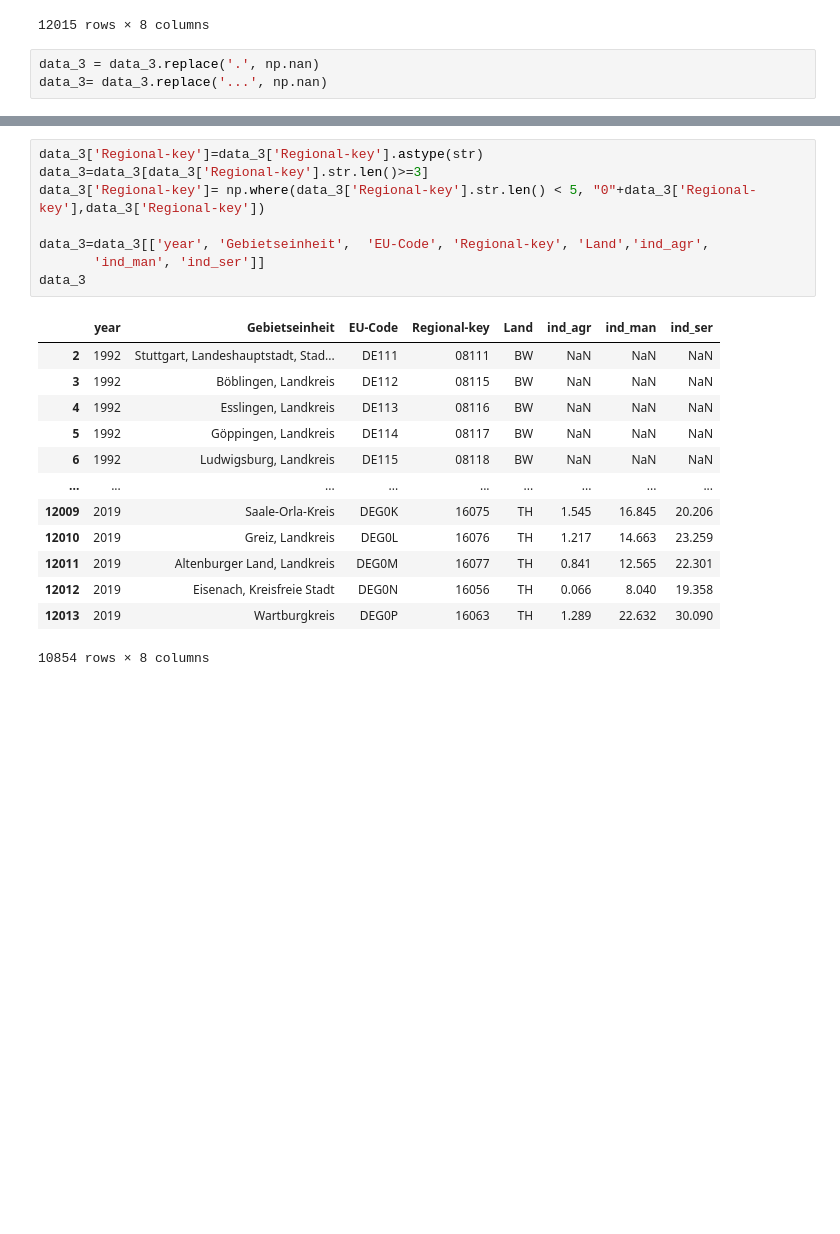
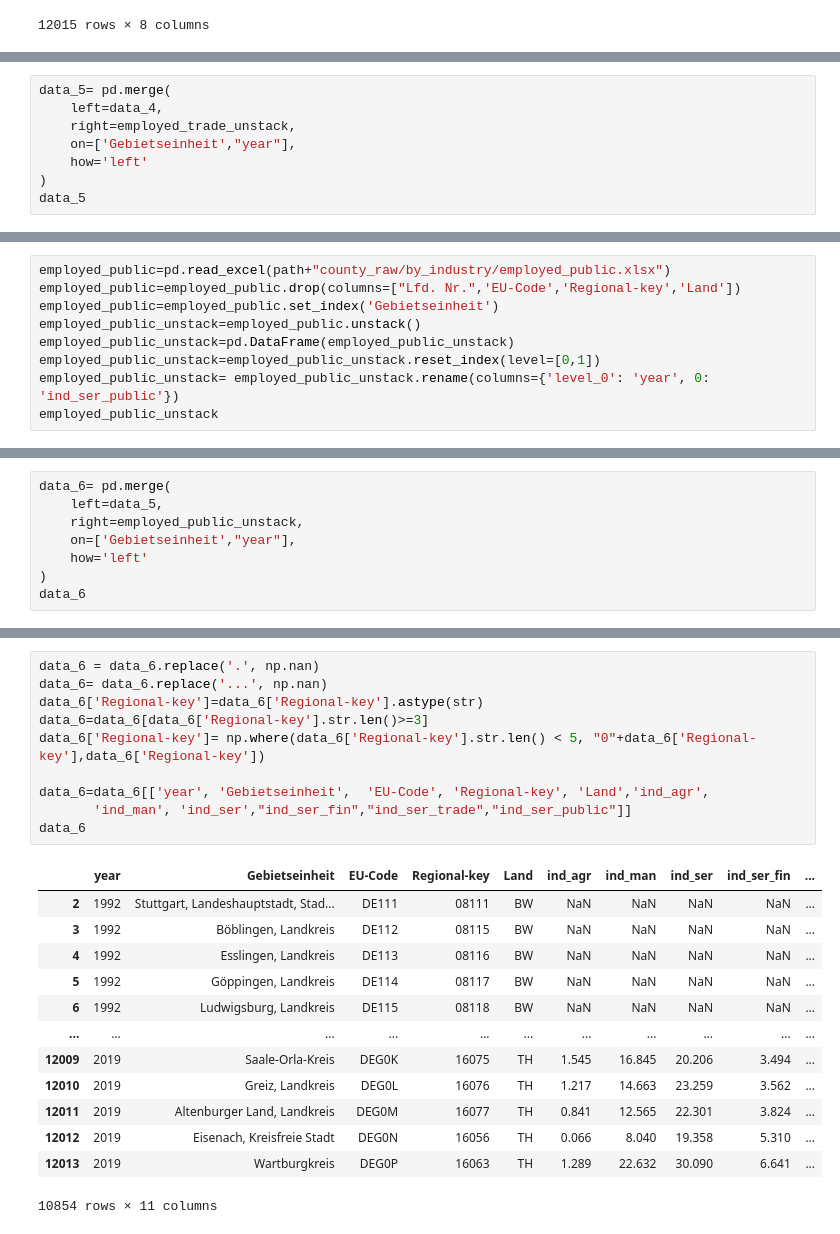
Before and after one commit to effieHAN/research_module, a Jupyter notebook: code/county/employee_by_industry_county.ipynb, the cells around one changed output, grey strips where cells are left out. Saved outputs shown, nothing was run; the diff lists cells and outputs as text; blank space fills up the shorter version.

Commit message:
industry_data_cleaning

```diff
--- a/code/county/employee_by_industry_county.ipynb
+++ b/code/county/employee_by_industry_county.ipynb
@@ -182,6 +182,3 @@ data_3
 | 12013 | 2019 | Wartburgkreis | 1.289 | DEG0P | 16063 | TH | 22.632 | 30.09 |
 | 12014 | 2019 | Deutschland | 599 | DE | 17 | D | 10912 | 33758 |
 12015 rows × 8 columns
-# %%
-data_3 = data_3.replace('.', np.nan)
-data_3= data_3.replace('...', np.nan)
@@ -187,0 +257,8 @@ data_3= data_3.replace('...', np.nan)
+# %%
+data_5= pd.merge(
+    left=data_4,
+    right=employed_trade_unstack,
+    on=['Gebietseinheit',"year"],
+    how='left'
+)
+data_5
@@ -187,0 +279,9 @@ data_3= data_3.replace('...', np.nan)
+# %%
+employed_public=pd.read_excel(path+"county_raw/by_industry/employed_public.xlsx")
+employed_public=employed_public.drop(columns=["Lfd. Nr.",'EU-Code','Regional-key','Land'])
+employed_public=employed_public.set_index('Gebietseinheit')
+employed_public_unstack=employed_public.unstack()
+employed_public_unstack=pd.DataFrame(employed_public_unstack)
+employed_public_unstack=employed_public_unstack.reset_index(level=[0,1])
+employed_public_unstack= employed_public_unstack.rename(columns={'level_0': 'year', 0: 'ind_ser_public'})
+employed_public_unstack
@@ -187,0 +302,8 @@ data_3= data_3.replace('...', np.nan)
+# %%
+data_6= pd.merge(
+    left=data_5,
+    right=employed_public_unstack,
+    on=['Gebietseinheit',"year"],
+    how='left'
+)
+data_6
@@ -188,23 +324,25 @@ data_3= data_3.replace('...', np.nan)
 # %%
-data_3['Regional-key']=data_3['Regional-key'].astype(str)
-data_3=data_3[data_3['Regional-key'].str.len()>=3]
-data_3['Regional-key']= np.where(data_3['Regional-key'].str.len() < 5, "0"+data_3['Regional-key'],data_3['Regional-key'])
+data_6 = data_6.replace('.', np.nan)
+data_6= data_6.replace('...', np.nan)
+data_6['Regional-key']=data_6['Regional-key'].astype(str)
+data_6=data_6[data_6['Regional-key'].str.len()>=3]
+data_6['Regional-key']= np.where(data_6['Regional-key'].str.len() < 5, "0"+data_6['Regional-key'],data_6['Regional-key'])
 
-data_3=data_3[['year', 'Gebietseinheit',  'EU-Code', 'Regional-key', 'Land','ind_agr',
-       'ind_man', 'ind_ser']]
-data_3
+data_6=data_6[['year', 'Gebietseinheit',  'EU-Code', 'Regional-key', 'Land','ind_agr',
+       'ind_man', 'ind_ser',"ind_ser_fin","ind_ser_trade","ind_ser_public"]]
+data_6
 # %% [output]
-|  | year | Gebietseinheit | EU-Code | Regional-key | Land | ind_agr | ind_man | ind_ser |
-| 2 | 1992 | Stuttgart, Landeshauptstadt, Stad... | DE111 | 08111 | BW | NaN | NaN | NaN |
-| 3 | 1992 | Böblingen, Landkreis | DE112 | 08115 | BW | NaN | NaN | NaN |
-| 4 | 1992 | Esslingen, Landkreis | DE113 | 08116 | BW | NaN | NaN | NaN |
-| 5 | 1992 | Göppingen, Landkreis | DE114 | 08117 | BW | NaN | NaN | NaN |
-| 6 | 1992 | Ludwigsburg, Landkreis | DE115 | 08118 | BW | NaN | NaN | NaN |
-| ... | ... | ... | ... | ... | ... | ... | ... | ... |
-| 12009 | 2019 | Saale-Orla-Kreis | DEG0K | 16075 | TH | 1.545 | 16.845 | 20.206 |
-| 12010 | 2019 | Greiz, Landkreis | DEG0L | 16076 | TH | 1.217 | 14.663 | 23.259 |
-| 12011 | 2019 | Altenburger Land, Landkreis | DEG0M | 16077 | TH | 0.841 | 12.565 | 22.301 |
-| 12012 | 2019 | Eisenach, Kreisfreie Stadt | DEG0N | 16056 | TH | 0.066 | 8.040 | 19.358 |
-| 12013 | 2019 | Wartburgkreis | DEG0P | 16063 | TH | 1.289 | 22.632 | 30.090 |
+|  | year | Gebietseinheit | EU-Code | Regional-key | Land | ind_agr | ind_man | ind_ser | ind_ser_fin | ... |
+| 2 | 1992 | Stuttgart, Landeshauptstadt, Stad... | DE111 | 08111 | BW | NaN | NaN | NaN | NaN | ... |
+| 3 | 1992 | Böblingen, Landkreis | DE112 | 08115 | BW | NaN | NaN | NaN | NaN | ... |
+| 4 | 1992 | Esslingen, Landkreis | DE113 | 08116 | BW | NaN | NaN | NaN | NaN | ... |
+| 5 | 1992 | Göppingen, Landkreis | DE114 | 08117 | BW | NaN | NaN | NaN | NaN | ... |
+| 6 | 1992 | Ludwigsburg, Landkreis | DE115 | 08118 | BW | NaN | NaN | NaN | NaN | ... |
+| ... | ... | ... | ... | ... | ... | ... | ... | ... | ... | ... |
+| 12009 | 2019 | Saale-Orla-Kreis | DEG0K | 16075 | TH | 1.545 | 16.845 | 20.206 | 3.494 | ... |
+| 12010 | 2019 | Greiz, Landkreis | DEG0L | 16076 | TH | 1.217 | 14.663 | 23.259 | 3.562 | ... |
+| 12011 | 2019 | Altenburger Land, Landkreis | DEG0M | 16077 | TH | 0.841 | 12.565 | 22.301 | 3.824 | ... |
+| 12012 | 2019 | Eisenach, Kreisfreie Stadt | DEG0N | 16056 | TH | 0.066 | 8.040 | 19.358 | 5.310 | ... |
+| 12013 | 2019 | Wartburgkreis | DEG0P | 16063 | TH | 1.289 | 22.632 | 30.090 | 6.641 | ... |
-10854 rows × 8 columns
+10854 rows × 11 columns
 # %%
```
Also changed, not shown: parts of 9 cells of this notebook, 2 other files.
